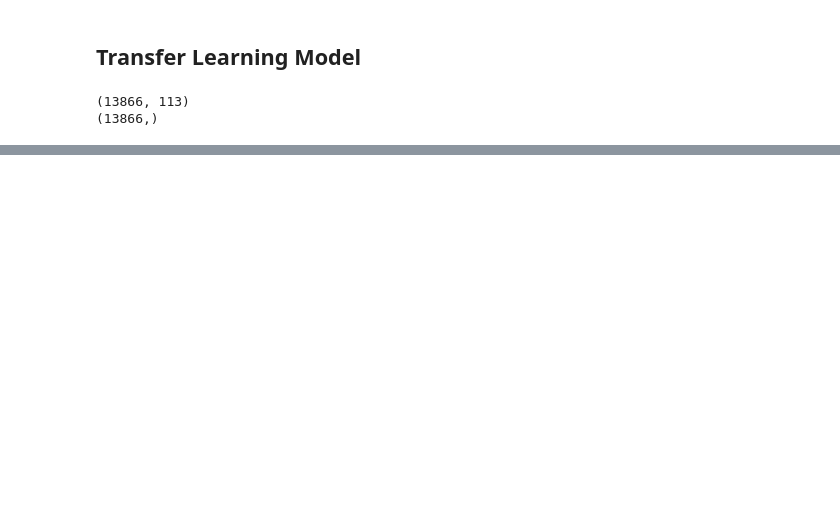
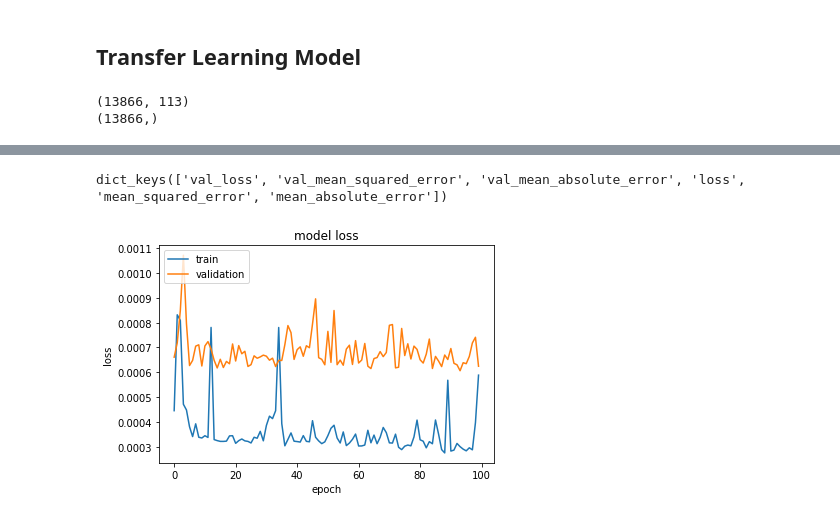
Before and after one commit to YulianaGomez/power, a Jupyter notebook: nvidia_gpus/all_apps/Transfer_Learning.ipynb, the cells around one changed output, grey strips where cells are left out. Cells and saved outputs as stored; diff of their text form; code cells hidden in the pictures; blank space fills up the shorter version.

```diff
--- a/nvidia_gpus/all_apps/Transfer_Learning.ipynb
+++ b/nvidia_gpus/all_apps/Transfer_Learning.ipynb
@@ -87,0 +115,12 @@ p100_ipc_values = p100_ipc.values
+# %%
+# Import `StandardScaler` from `sklearn.preprocessing`
+from sklearn.preprocessing import StandardScaler
+
+# Define the scaler
+scaler1 = StandardScaler().fit(X_train)
+
+# Scale the train set
+X_train = scaler1.transform(X_train)
+
+# Scale the test set
+X_test = scaler1.transform(X_test)
@@ -163,0 +320,2 @@ Epoch 10/10
+# %%
+history = model.fit(X_train, y_train, epochs=100, batch_size=50,  verbose=1, validation_split=0.2)
@@ -163,0 +340,16 @@ Epoch 10/10
+# %%
+import matplotlib.pyplot as plt
+%matplotlib inline
+
+print(history.history.keys())
+# "Loss"
+plt.plot(history.history['loss'])
+plt.plot(history.history['val_loss'])
+plt.title('model loss')
+plt.ylabel('loss')
+plt.xlabel('epoch')
+plt.legend(['train', 'validation'], loc='upper left')
+plt.show()
+# %% [output]
+dict_keys(['val_loss', 'val_mean_squared_error', 'val_mean_absolute_error', 'loss', 'mean_squared_error', 'mean_absolute_error'])
+[figure, added]
```
Also changed, not shown: parts of 42 cells of this notebook.
